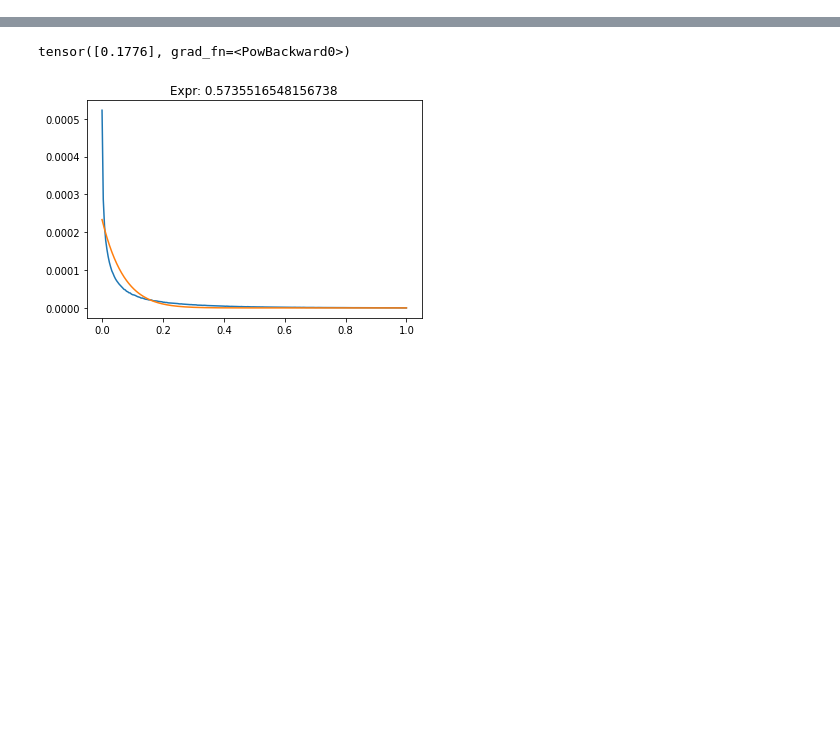
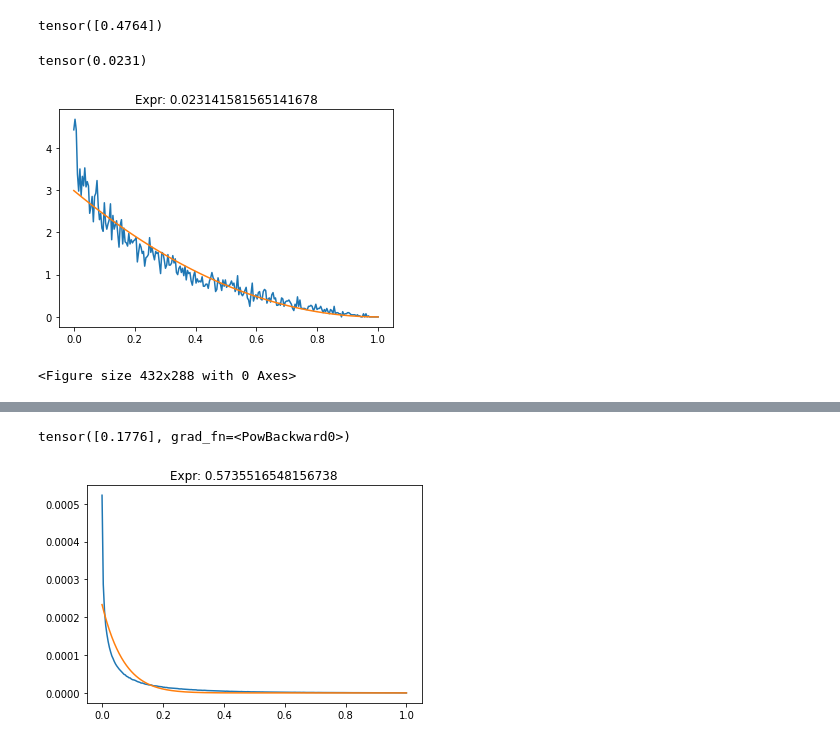
Before and after one commit to String137/PQC, a Jupyter notebook: PQCNN.ipynb, the cells around one changed output, grey strips where cells are left out. Saved outputs shown, nothing was run; the diff lists cells and outputs as text; code cells hidden in the pictures; blank space fills up the shorter version.

```diff
--- a/PQCNN.ipynb
+++ b/PQCNN.ipynb
@@ -126,4 +149,13 @@ class PQCNN(nn.Module):
                 self.plotdist(verbose=0)
             if ep%1000 == 999:
                 self.plotdist(verbose=1)
+# %%
+pqc = PQCNN(qubits=2,param_num=6)
+# %%
+pqc.original()
+# %% [output]
+tensor([0.4764])
+tensor(0.0231)
+[figure, added]
+<Figure size 432x288 with 0 Axes>
 # %%
```
Also changed, not shown: parts of 14 cells of this notebook, 12 other files.
